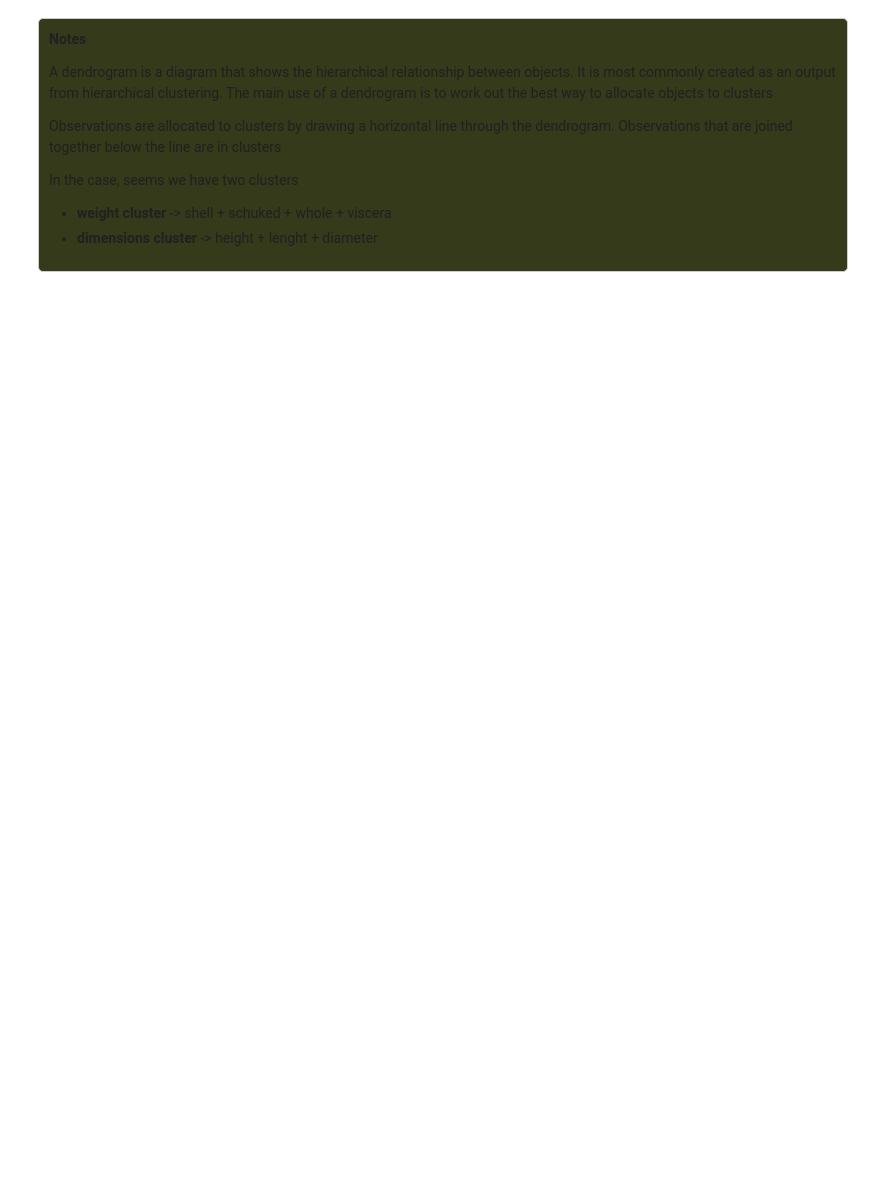
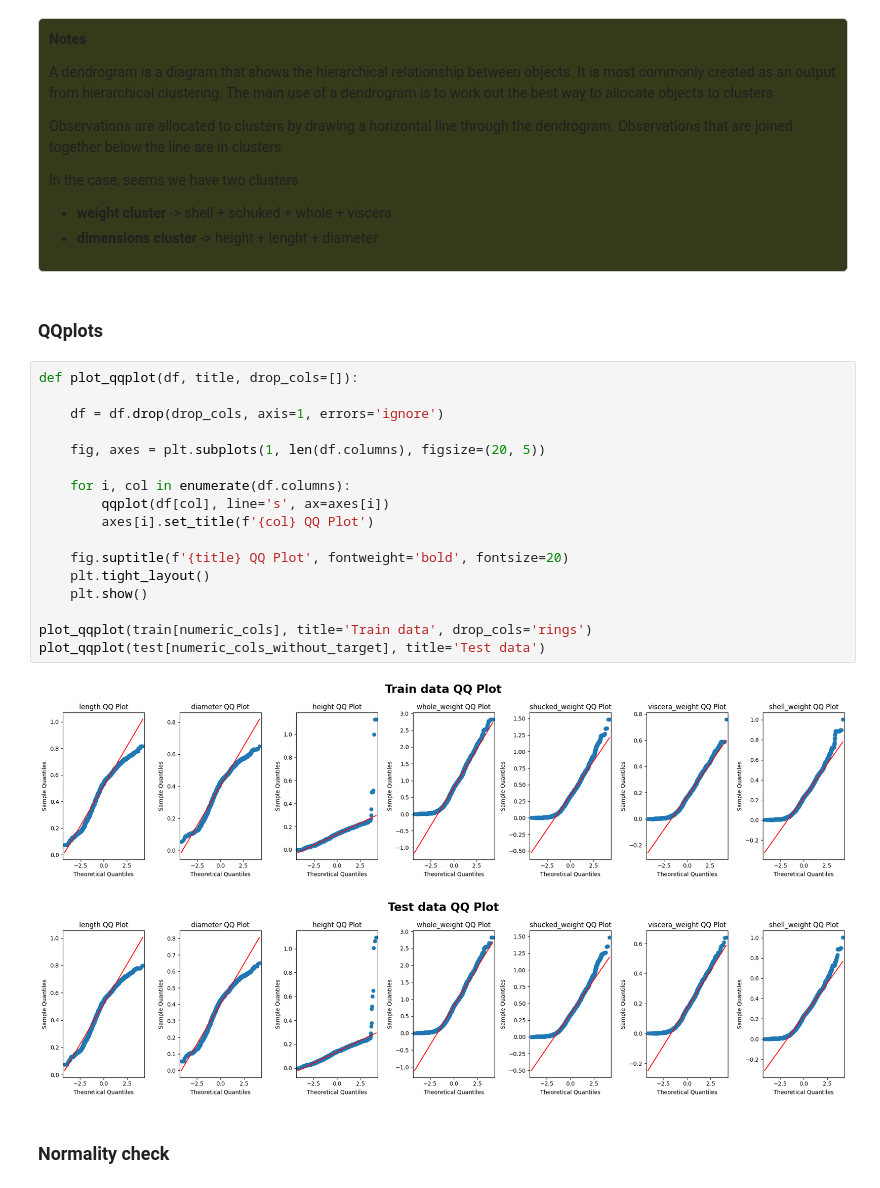
Before and after one commit to RuiFSP/Kaggle, a Jupyter notebook: Playground_Series_S4/4-Regression_with_an_Abalone_Dataset/regression_transformations.ipynb, the cells around one changed output. Drawn from its saved outputs; the diff is of its cells as text; blank space fills up the shorter version.

```diff
--- a/Playground_Series_S4/4-Regression_with_an_Abalone_Dataset/regression_transformations.ipynb
+++ b/Playground_Series_S4/4-Regression_with_an_Abalone_Dataset/regression_transformations.ipynb
@@ -392,3 +351,27 @@ hierarchical_clustering(test, title='Test data')
 <ul>
 
 </div>
+# %% [markdown]
+###  QQplots
+# %%
+def plot_qqplot(df, title, drop_cols=[]):
+
+    df = df.drop(drop_cols, axis=1, errors='ignore')
+
+    fig, axes = plt.subplots(1, len(df.columns), figsize=(20, 5))
+
+    for i, col in enumerate(df.columns):
+        qqplot(df[col], line='s', ax=axes[i])
+        axes[i].set_title(f'{col} QQ Plot')
+
+    fig.suptitle(f'{title} QQ Plot', fontweight='bold', fontsize=20)
+    plt.tight_layout()
+    plt.show()
+
+plot_qqplot(train[numeric_cols], title='Train data', drop_cols='rings')
+plot_qqplot(test[numeric_cols_without_target], title='Test data')
+# %% [output]
+[figure, added]
+[figure, added]
+# %% [markdown]
+### Normality check
```
Also changed, not shown: parts of 44 cells of this notebook.
